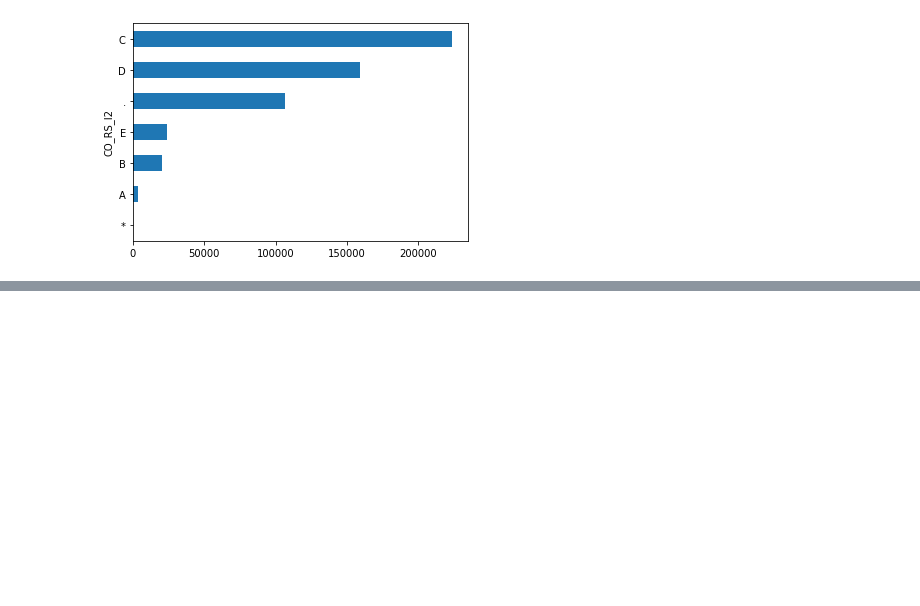
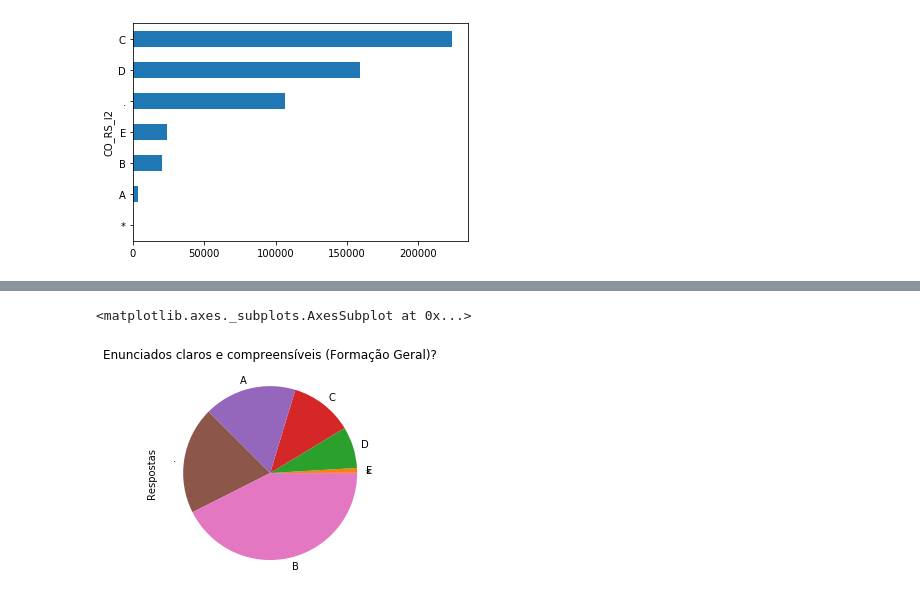
Before and after one commit to PGabriel-MB/EnandePercepcao, a Jupyter notebook: Untitled.ipynb, the cells around one changed output, grey strips where cells are left out. Saved outputs shown, nothing was run; the diff lists cells and outputs as text; code cells hidden in the pictures; blank space fills up the shorter version.

```diff
--- a/Untitled.ipynb
+++ b/Untitled.ipynb
@@ -89,0 +91,14 @@ df.groupby('CO_RS_I3').size().sort_values().plot(kind='pie')
+# %%
+# Os enunciados das questões na parte de conhecimentos na Formação Geral estavm claros e objetivos?
+df.groupby('CO_RS_I4').size().sort_values().plot(kind='pie', title='Enunciados claros e compreensíveis (Formação Geral)?', label="Respostas")
+
+# A - Sim, todos
+# B - Sim, maioria
+# C - Apenas cerca da metade
+# D - Poucos se apresentam
+# E - Não, nenhum
+# * - Resposta Anulada
+# . - Não Respondeu
+# %% [output]
+<matplotlib.axes._subplots.AxesSubplot at 0x...>
+[figure, added]
```
Also changed, not shown: parts of 6 cells of this notebook, 1 other file.
